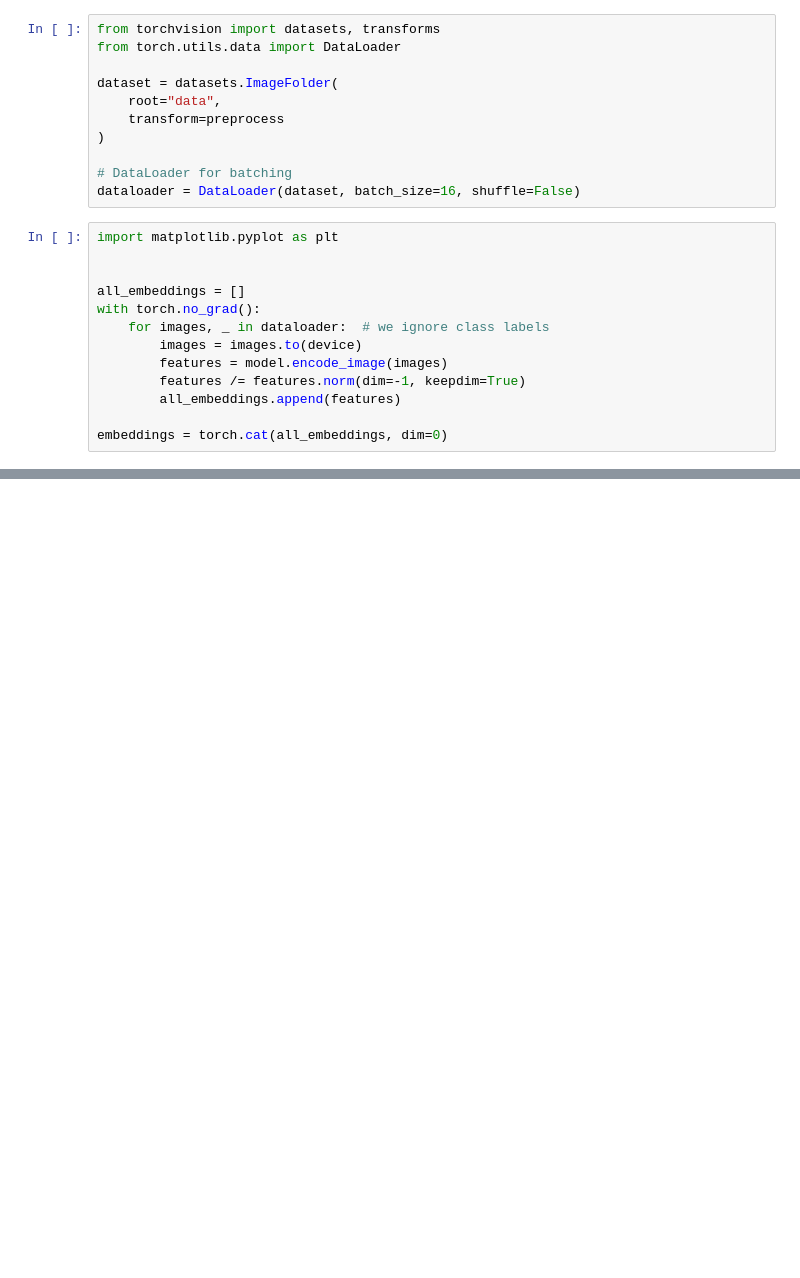
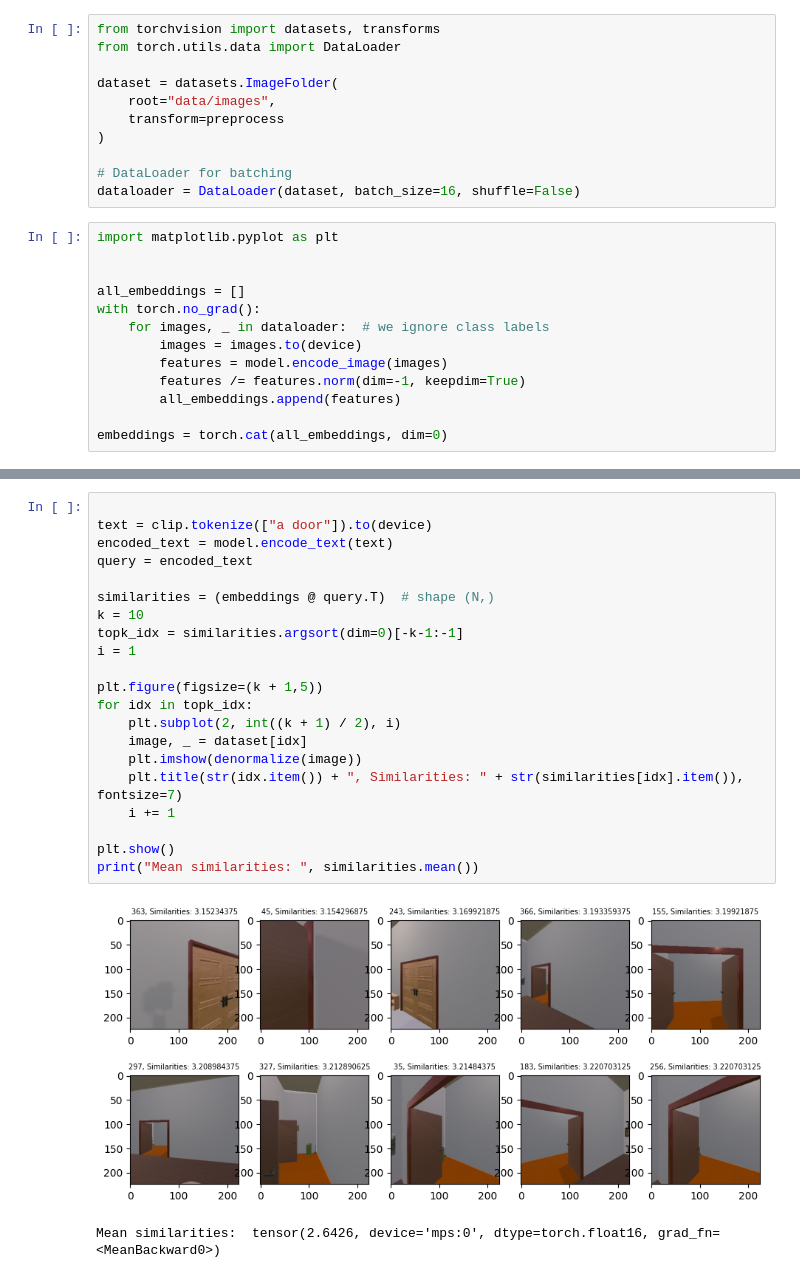
Before and after one commit to viriyadhika/NavAssistant, a Jupyter notebook: Exploration/embedding.ipynb, the cells around one changed output, grey strips where cells are left out. Drawn from its saved outputs; the diff is of its cells as text; blank space fills up the shorter version.

Commit message:
similarities to clip text

```diff
--- a/Exploration/embedding.ipynb
+++ b/Exploration/embedding.ipynb
@@ -10,7 +10,7 @@ from torchvision import datasets, transforms
 from torch.utils.data import DataLoader
 
 dataset = datasets.ImageFolder(
-    root="data",
+    root="data/images",
     transform=preprocess
 )
 
@@ -70,0 +72,24 @@ plt.show()
+# %%
+
+text = clip.tokenize(["a door"]).to(device)
+encoded_text = model.encode_text(text)
+query = encoded_text
+
+similarities = (embeddings @ query.T)  # shape (N,)
+k = 10
+topk_idx = similarities.argsort(dim=0)[-k-1:-1]
+i = 1
+
+plt.figure(figsize=(k + 1,5))
+for idx in topk_idx:
+    plt.subplot(2, int((k + 1) / 2), i)
+    image, _ = dataset[idx]
+    plt.imshow(denormalize(image))
+    plt.title(str(idx.item()) + ", Similarities: " + str(similarities[idx].item()), fontsize=7)
+    i += 1
+
+plt.show()
+print("Mean similarities: ", similarities.mean())
+# %% [output]
+[figure, added]
+Mean similarities:  tensor(2.6426, device='mps:0', dtype=torch.float16, grad_fn=<MeanBackward0>)
```
Also changed, not shown: parts of 1 cell of this notebook, 1 other file.
